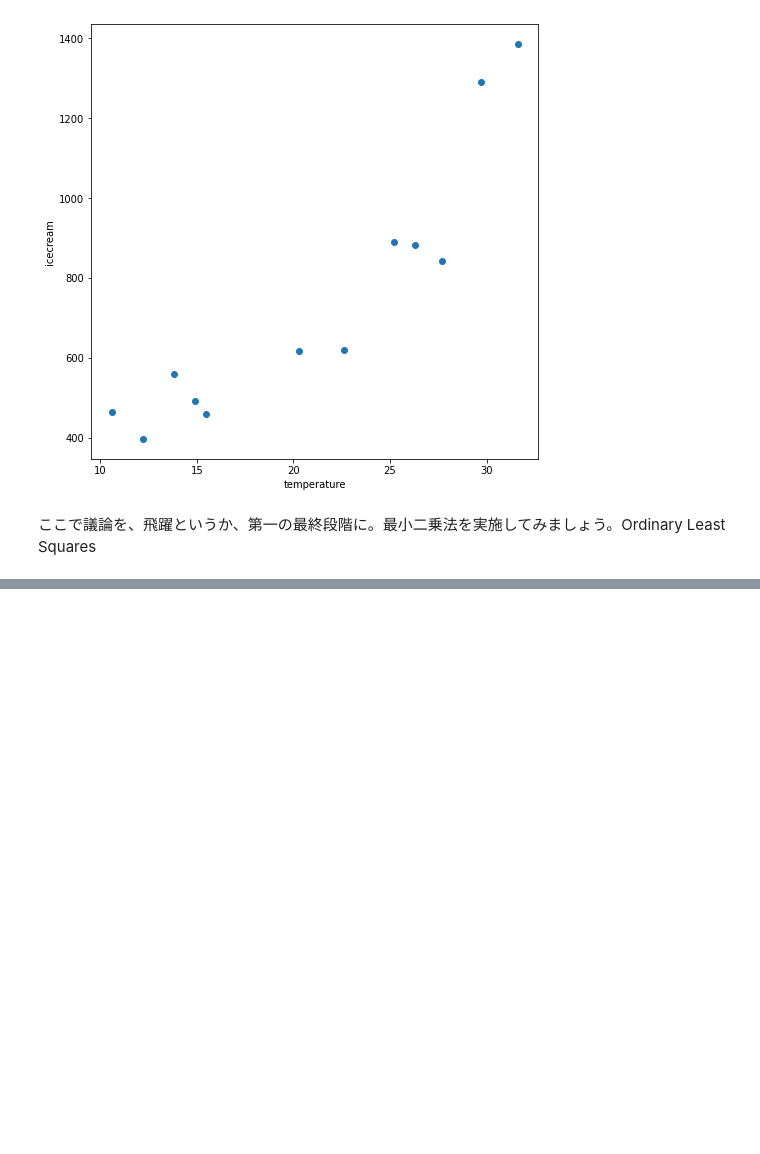
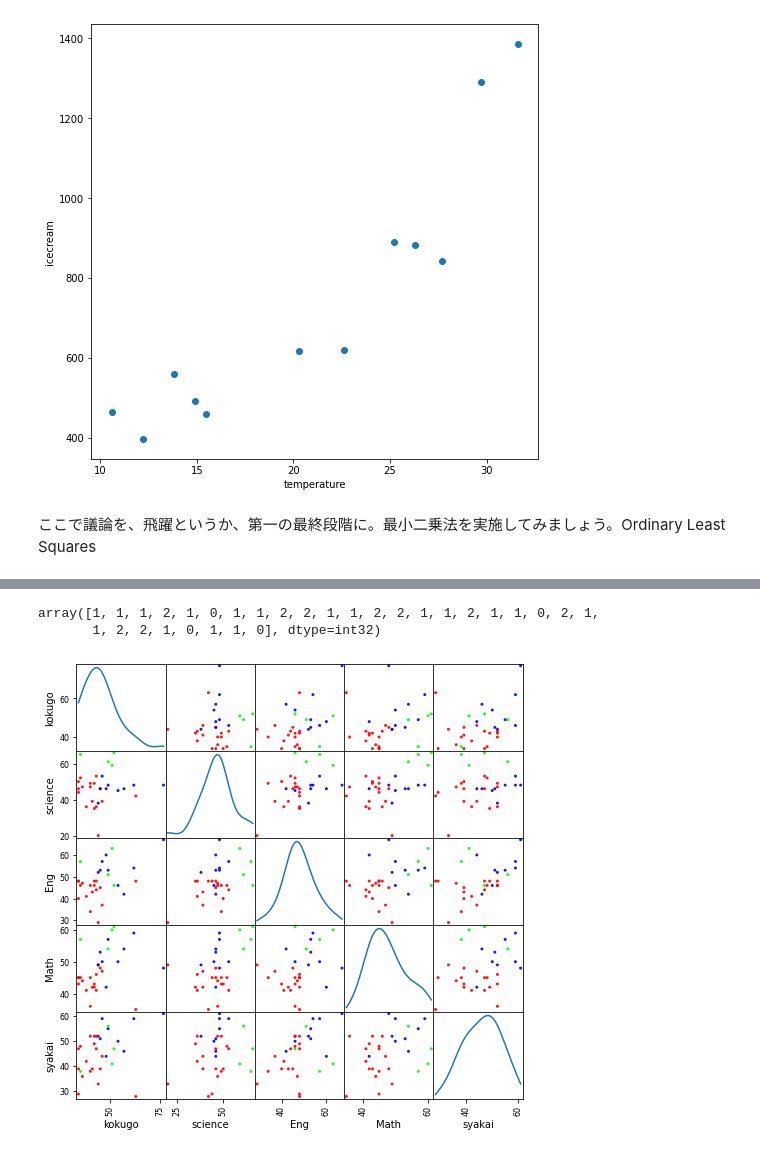
Before and after one commit to ktabata117/classmaterial_public, a Jupyter notebook: aidai_2_ipynb_のコピー.ipynb, the cells around one changed output, grey strips where cells are left out. Saved outputs shown, nothing was run; the diff lists cells and outputs as text; code cells hidden in the pictures; blank space fills up the shorter version.

```diff
--- a/aidai_2_ipynb_のコピー.ipynb
+++ b/aidai_2_ipynb_のコピー.ipynb
@@ -121,0 +567,8 @@ Warnings:
+# %%
+kmeans =KMeans(n_clusters=3).fit(pca2)
+# %%
+label=kmeans.labels_
+label
+# %% [output]
+array([1, 1, 1, 2, 1, 0, 1, 1, 2, 2, 1, 1, 2, 2, 1, 1, 2, 1, 1, 0, 2, 1,
+       1, 2, 2, 1, 0, 1, 1, 0], dtype=int32)
@@ -121,0 +577,10 @@ Warnings:
+# %%
+color_codes = {0:'#00FF00', 1:'#FF0000', 2:'#0000FF'}
+# %%
+colors = [color_codes[x] for x in label]
+# %%
+#全体像を眺める
+scatter_matrix(pca2_new[pca2_new.columns[0:]], figsize=(8,8), color=colors, alpha=0.9, diagonal='kde')
+plt.show()
+# %% [output]
+[figure, added]
```
Also changed, not shown: parts of 81 cells of this notebook.
